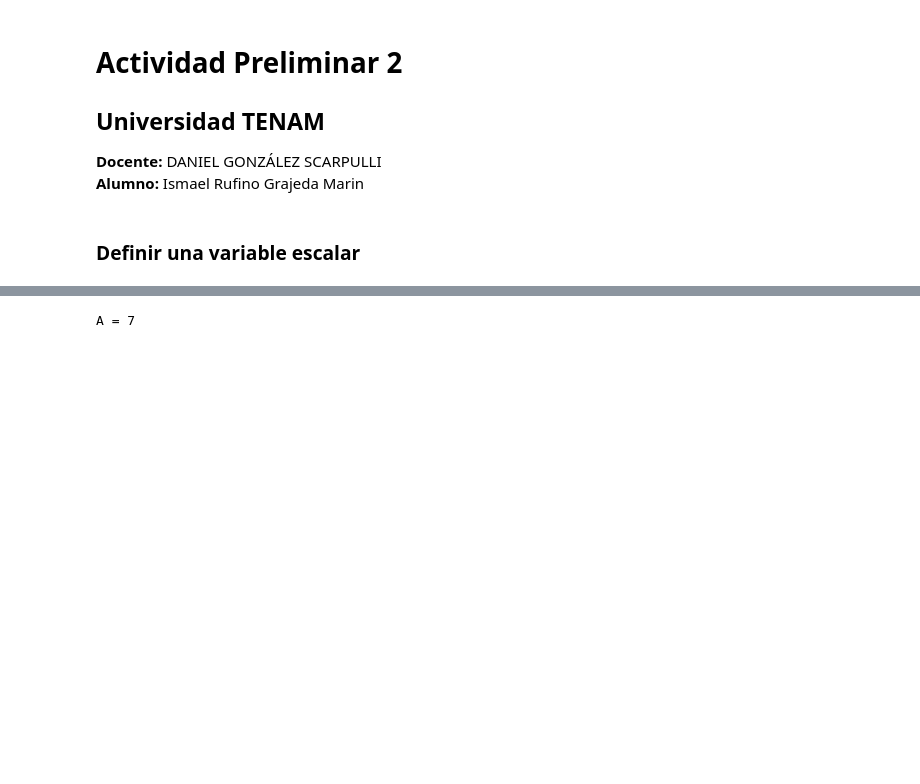
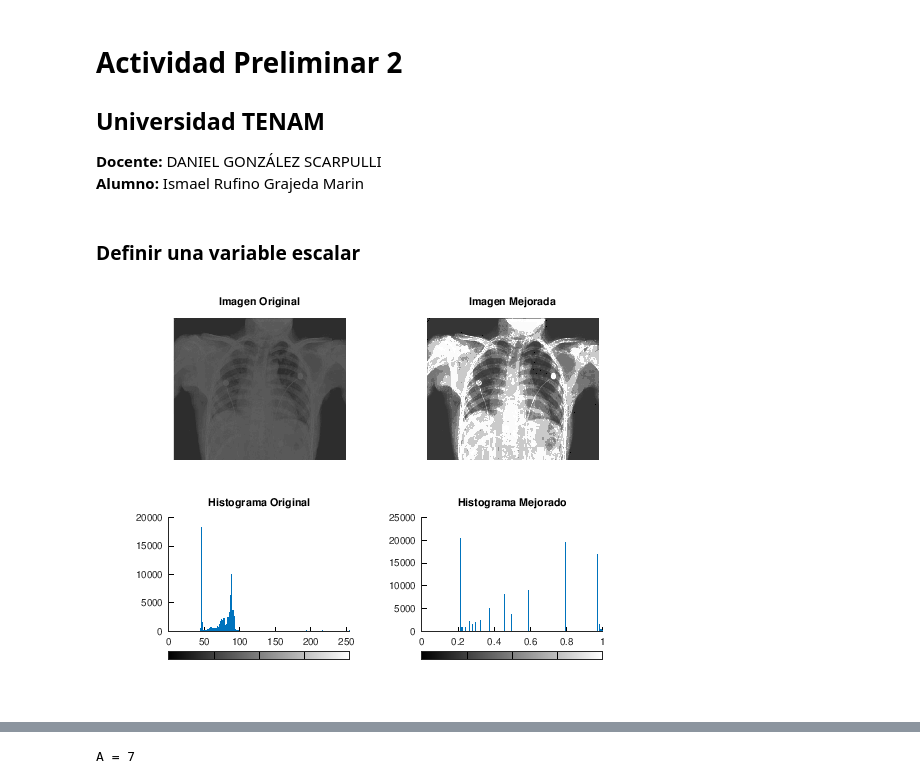
Before and after one commit to tionerJack/procesamiento_imagenes, a Jupyter notebook: operaciones_bajo_nivel.ipynb, the cells around one changed output, grey strips where cells are left out. Drawn from its saved outputs; the diff is of its cells as text; code cells hidden in the pictures; blank space fills up the shorter version.

```diff
--- a/operaciones_bajo_nivel.ipynb
+++ b/operaciones_bajo_nivel.ipynb
@@ -9,2 +15,27 @@
 # %% [markdown]
 ### Definir una variable escalar
+# %%
+
+imagen = imread('img/torax1.jpg');
+
+if size(imagen, 3) > 1
+ imagen = rgb2gray(imagen);
+end
+% Aplicar el mejoramiento del histograma
+imagen_mejorada = histeq(imagen);
+% Mostrar la imagen original y la imagen mejorada
+subplot(2, 2, 1);
+imshow(imagen);
+title('Imagen Original');
+subplot(2, 2, 2);
+imshow(imagen_mejorada);
+title('Imagen Mejorada');
+% Graficar los histogramas originales y mejorados
+subplot(2, 2, 3);
+imhist(imagen);
+title('Histograma Original');
+subplot(2, 2, 4);
+imhist(imagen_mejorada);
+title('Histograma Mejorado');
+# %% [output]
+[figure, added]
```
Also changed, not shown: parts of 4 cells of this notebook, 1 other file.
